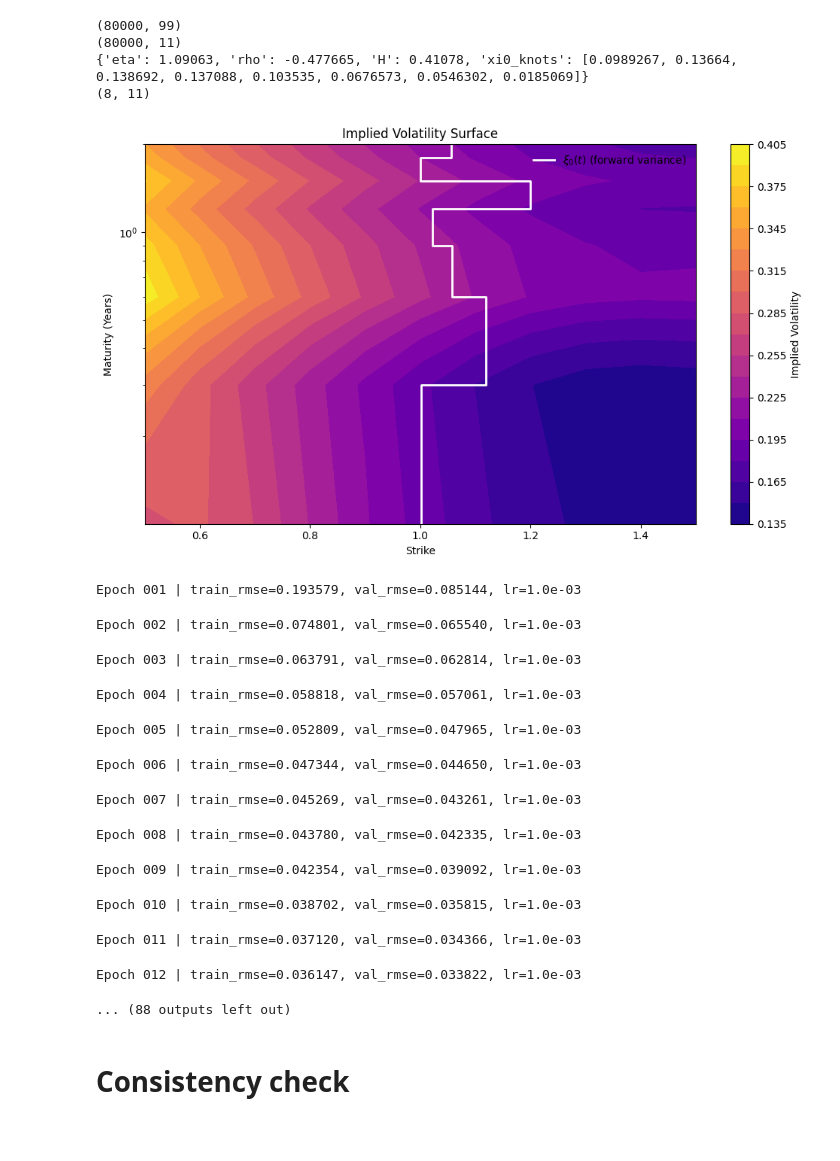
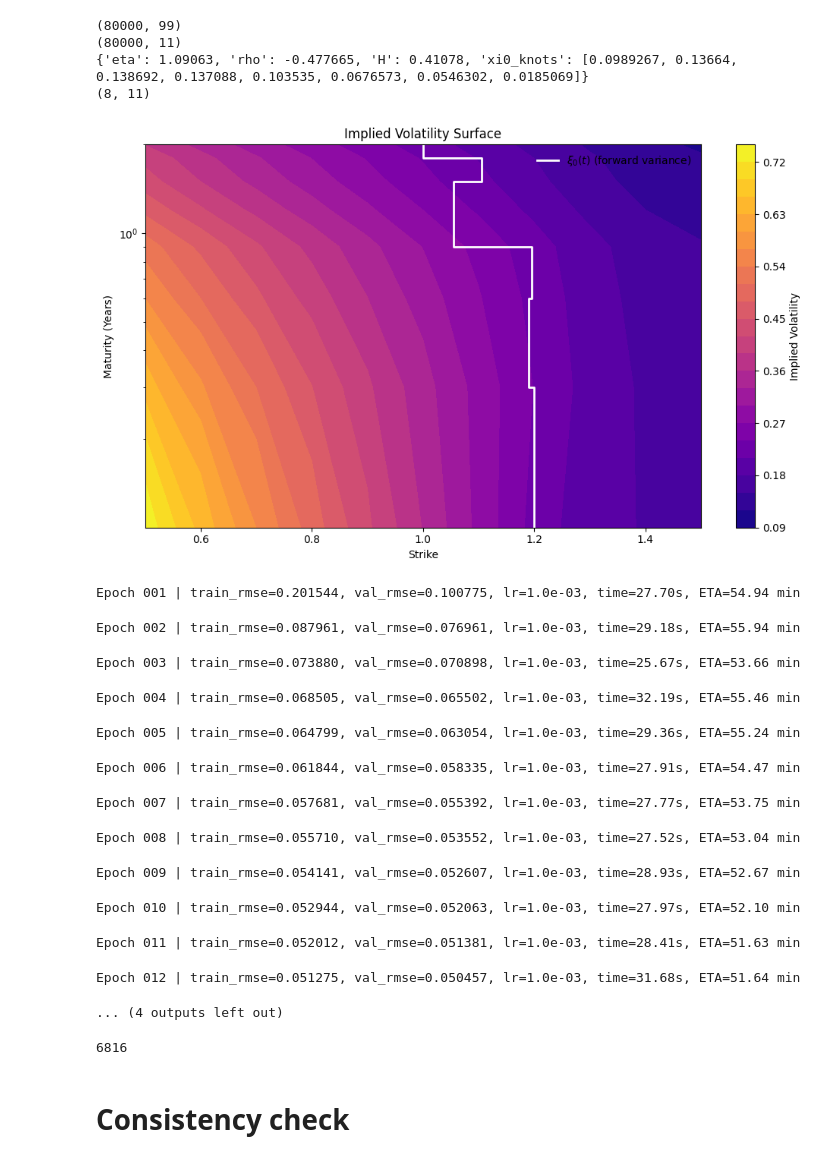
Before and after one commit to nwinkler99/deeponet_calibrations, a Jupyter notebook: training/training.ipynb, the cells around one changed output. Saved outputs shown, nothing was run; the diff lists cells and outputs as text; code cells hidden in the pictures; blank space fills up the shorter version.

```diff
--- a/training/training.ipynb
+++ b/training/training.ipynb
@@ -26,13 +26,13 @@ from models.framework import DeepONet, MLP
 # )
 
 
-SAVE_ROOT = "data/fixed_longrun"
+SAVE_ROOT = "data/longrun"
 surfaces = []
 
 # List and sort all batch files (batch_0000.pkl, batch_0001.pkl, ...)
 batch_files = sorted([
     f for f in os.listdir(SAVE_ROOT)
-    if f.startswith("fixed_batch_") and f.endswith(".pkl")
+    if f.startswith("batch_") and f.endswith(".pkl")
 ])
 
 # print(f"Found {len(batch_files)} batch files.")
@@ -142,55 +162,60 @@ print(surfaces[0]["iv_surface"].shape)
 {'eta': 1.09063, 'rho': -0.477665, 'H': 0.41078, 'xi0_knots': [0.0989267, 0.13664, 0.138692, 0.137088, 0.103535, 0.0676573, 0.0546302, 0.0185069]}
 (8, 11)
 # %%
-k = 79000
+k = 62000
 x = surfaces[k]["iv_surface"]
 xi0_knots = np.array(surfaces[k]["params"]["xi0_knots"])
 maturities = np.array(surfaces[k]["grid"]["maturities"])
 strikes = np.array(surfaces[k]["grid"]["strikes"])
 # --- reconstruct bin edges for piecewise-constant ξ₀(t) ---
 # first edge starts at 0, last one ends at the final maturity
 edges = np.concatenate([[0.0], maturities])
 plot_iv_surface(
     x, strikes, maturities,
     xi0_knots=xi0_knots,      # K values
     xi0_bin_edges=edges,      # K+1 edges
 )
 # %% [output]
-[figure, old version]
+[figure, new version]
 # %%
-train_surfaces = surfaces[68000:]
-test_surfaces = surfaces[:68000]
+train_surfaces = surfaces[62000:]
+test_surfaces = surfaces[:62000]
 
 # ============================================================
 # Usage Notes (example)
 # ============================================================
 #DeepONet (with internal scaling):
 model, train_loader, val_loader, Ks, Ts = DeepONet.from_surfaces(train_surfaces,
-    batch_size=88*4, val_split=0.2, eta=(0.5,4.0), rho=(0.0,1.0), H=(0.025,0.5), knot=(0.01,0.16))
+    batch_size=88*4, val_split=0.2, branch_hidden_dims=(30, 30), trunk_hidden_dims=(30,30))
 model.train_model(train_loader, val_loader, epochs=120, lr_schedule=[(0,0.001),(30,0.0001), (75, 0.00001)])
+print("Model param counts: ",model.count_parameters())
 # fig = model.plot_evaluation(test_surfaces[0])
 model.evaluate(test_surfaces, out_dir="deeponet_eval")
 #
 # MLP (with internal scaling):
 # model, train_loader, val_loader, Ks, Ts = MLP.from_surfaces(train_surfaces,
-#     batch_size=32, val_split=0.2, hidden_dims=(64,64,64,64), eta=(0.5,4.0), rho=(0.0,1.0), H=(0.025,0.5), knot=(0.01,0.16))
+#     batch_size=32, val_split=0.2, hidden_dims=(30,30,30,30))
 # model.train_model(train_loader, val_loader, epochs=120, lr_schedule=[(0,0.001),(50,0.0001), (75, 0.00001)])
 # #fig = model.plot_evaluation(test_surfaces[0])
 # model.evaluate(test_surfaces, out_dir="mlp_eval")
 # %% [output]
-Epoch 001 | train_rmse=0.193579, val_rmse=0.085144, lr=1.0e-03
+Epoch 001 | train_rmse=0.201544, val_rmse=0.100775, lr=1.0e-03, time=27.70s, ETA=54.94 min
-Epoch 002 | train_rmse=0.074801, val_rmse=0.065540, lr=1.0e-03
+Epoch 002 | train_rmse=0.087961, val_rmse=0.076961, lr=1.0e-03, time=29.18s, ETA=55.94 min
-Epoch 003 | train_rmse=0.063791, val_rmse=0.062814, lr=1.0e-03
+Epoch 003 | train_rmse=0.073880, val_rmse=0.070898, lr=1.0e-03, time=25.67s, ETA=53.66 min
-Epoch 004 | train_rmse=0.058818, val_rmse=0.057061, lr=1.0e-03
+Epoch 004 | train_rmse=0.068505, val_rmse=0.065502, lr=1.0e-03, time=32.19s, ETA=55.46 min
-Epoch 005 | train_rmse=0.052809, val_rmse=0.047965, lr=1.0e-03
+Epoch 005 | train_rmse=0.064799, val_rmse=0.063054, lr=1.0e-03, time=29.36s, ETA=55.24 min
-Epoch 006 | train_rmse=0.047344, val_rmse=0.044650, lr=1.0e-03
+Epoch 006 | train_rmse=0.061844, val_rmse=0.058335, lr=1.0e-03, time=27.91s, ETA=54.47 min
-Epoch 007 | train_rmse=0.045269, val_rmse=0.043261, lr=1.0e-03
+Epoch 007 | train_rmse=0.057681, val_rmse=0.055392, lr=1.0e-03, time=27.77s, ETA=53.75 min
-Epoch 008 | train_rmse=0.043780, val_rmse=0.042335, lr=1.0e-03
+Epoch 008 | train_rmse=0.055710, val_rmse=0.053552, lr=1.0e-03, time=27.52s, ETA=53.04 min
-Epoch 009 | train_rmse=0.042354, val_rmse=0.039092, lr=1.0e-03
+Epoch 009 | train_rmse=0.054141, val_rmse=0.052607, lr=1.0e-03, time=28.93s, ETA=52.67 min
-Epoch 010 | train_rmse=0.038702, val_rmse=0.035815, lr=1.0e-03
+Epoch 010 | train_rmse=0.052944, val_rmse=0.052063, lr=1.0e-03, time=27.97s, ETA=52.10 min
-Epoch 011 | train_rmse=0.037120, val_rmse=0.034366, lr=1.0e-03
+Epoch 011 | train_rmse=0.052012, val_rmse=0.051381, lr=1.0e-03, time=28.41s, ETA=51.63 min
-Epoch 012 | train_rmse=0.036147, val_rmse=0.033822, lr=1.0e-03
+Epoch 012 | train_rmse=0.051275, val_rmse=0.050457, lr=1.0e-03, time=31.68s, ETA=51.64 min
-... (88 outputs left out)
+... (4 outputs left out)
+# %%
+model.count_parameters()
+# %% [output]
+6816
 # %% [markdown]
 # Consistency check
 # %%
```
Also changed, not shown: parts of 2 cells of this notebook, 17 other files.
